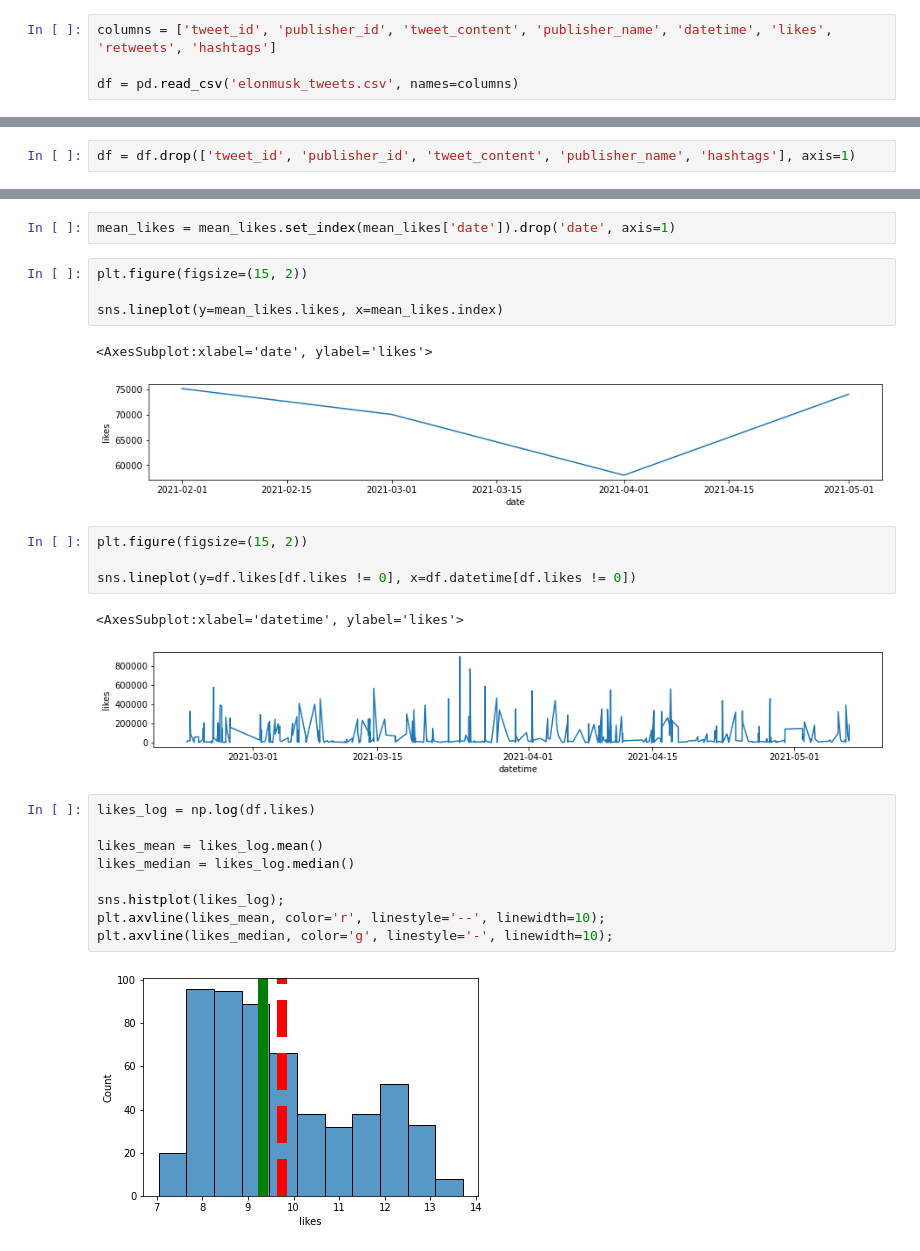
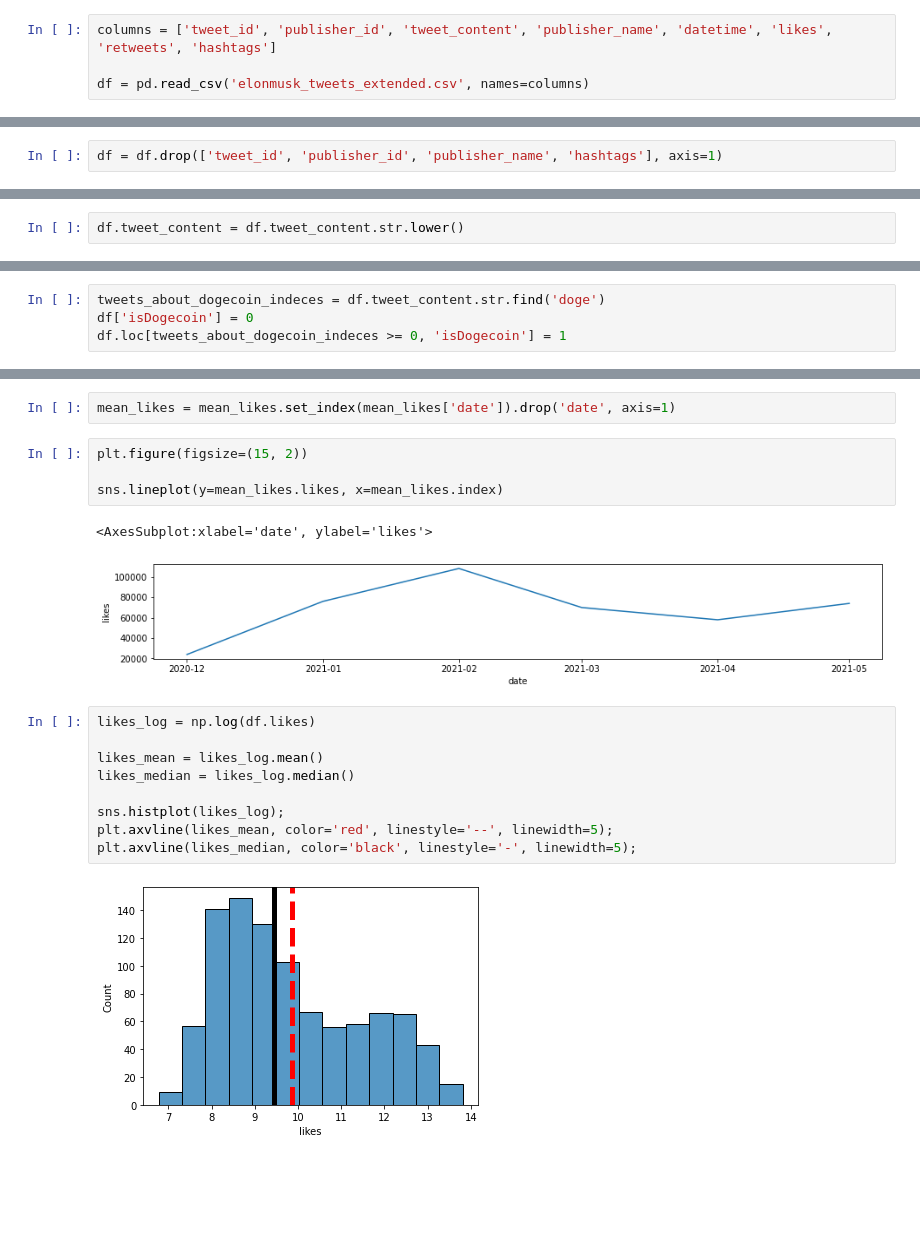
Before and after one commit to Justdek-code/data-science, a Jupyter notebook: cryptocurrency_analyse_pet_project/research.ipynb, the cells around one changed output, grey strips where cells are left out. Saved outputs shown, nothing was run; the diff lists cells and outputs as text; blank space fills up the shorter version.

```diff
--- a/cryptocurrency_analyse_pet_project/research.ipynb
+++ b/cryptocurrency_analyse_pet_project/research.ipynb
@@ -9,7 +9,7 @@ import datetime
 # %%
 columns = ['tweet_id', 'publisher_id', 'tweet_content', 'publisher_name', 'datetime', 'likes', 'retweets', 'hashtags']
 
-df = pd.read_csv('elonmusk_tweets.csv', names=columns)
+df = pd.read_csv('elonmusk_tweets_extended.csv', names=columns)
 # %%
 df.head()
 # %% [output]
@@ -22,5 +22,5 @@ df.head()
 # %%
-df = df.drop(['tweet_id', 'publisher_id', 'tweet_content', 'publisher_name', 'hashtags'], axis=1)
+df = df.drop(['tweet_id', 'publisher_id', 'publisher_name', 'hashtags'], axis=1)
 # %%
 df.head()
 # %% [output]
@@ -85,0 +79,2 @@ df.describe()
+# %%
+df.tweet_content = df.tweet_content.str.lower()
@@ -85,0 +83,4 @@ df.describe()
+# %%
+tweets_about_dogecoin_indeces = df.tweet_content.str.find('doge')
+df['isDogecoin'] = 0
+df.loc[tweets_about_dogecoin_indeces >= 0, 'isDogecoin'] = 1
@@ -111,25 +135,18 @@ plt.figure(figsize=(15, 2))
 sns.lineplot(y=mean_likes.likes, x=mean_likes.index)
 # %% [output]
 <AxesSubplot:xlabel='date', ylabel='likes'>
-[figure, old version]
+[figure, new version]
-# %%
-plt.figure(figsize=(15, 2))
-
-sns.lineplot(y=df.likes[df.likes != 0], x=df.datetime[df.likes != 0])
-# %% [output]
-<AxesSubplot:xlabel='datetime', ylabel='likes'>
-[figure, removed]
 # %%
 likes_log = np.log(df.likes)
 
 likes_mean = likes_log.mean()
 likes_median = likes_log.median()
 
 sns.histplot(likes_log);
-plt.axvline(likes_mean, color='r', linestyle='--', linewidth=10);
-plt.axvline(likes_median, color='g', linestyle='-', linewidth=10);
+plt.axvline(likes_mean, color='red', linestyle='--', linewidth=5);
+plt.axvline(likes_median, color='black', linestyle='-', linewidth=5);
 # %% [output]
-[figure, old version]
+[figure, new version]
 # %%
 plt.figure(figsize=(10, 2))
 sns.boxplot(x=np.log(df.likes));
```
Also changed, not shown: parts of 31 cells of this notebook, 3 other files.
